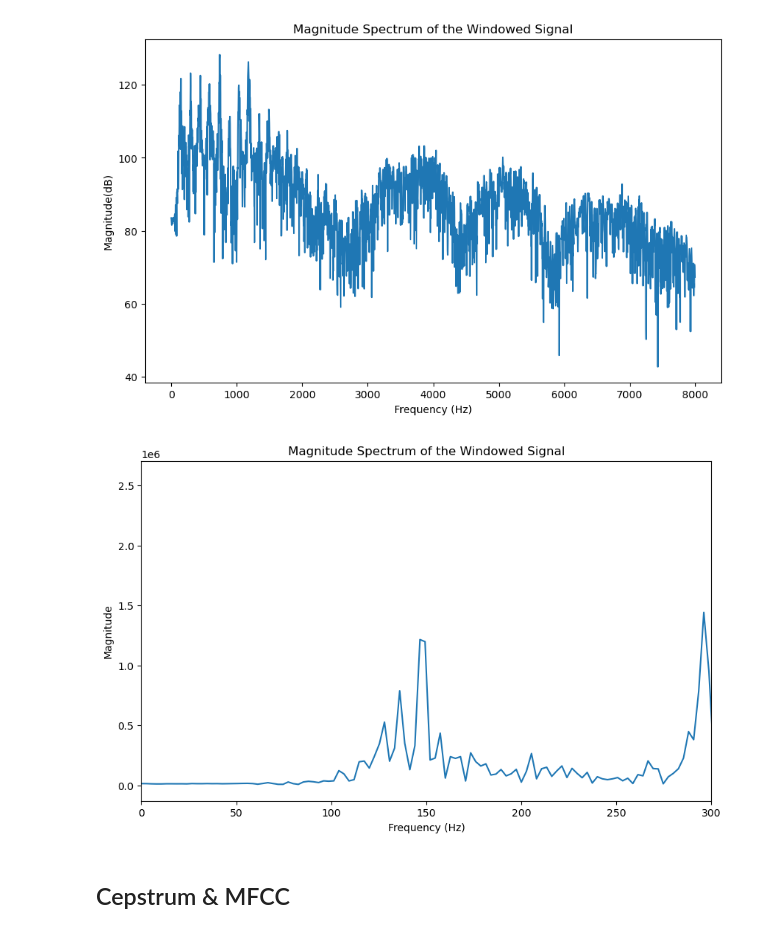
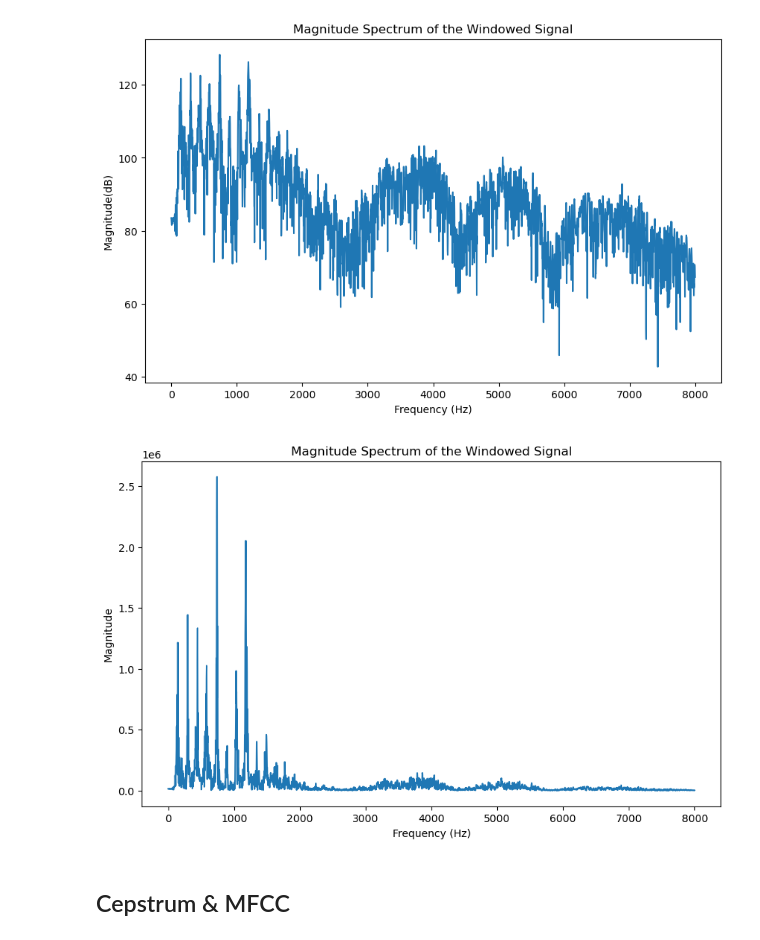
Before and after one commit to Ely6899/Audio_processing_project, a Jupyter notebook: denoiser_model/HW1.ipynb, the cells around one changed output. Saved outputs shown, nothing was run; the diff lists cells and outputs as text; code cells hidden in the pictures.

```diff
--- a/HW1.ipynb
+++ b/denoiser_model/HW1.ipynb
@@ -165,14 +165,14 @@ plt.show()
 # %%
 # Plot the magnitude spectrum
 plt.figure(figsize=(10, 6))
 plt.plot(frequencies, magnitude)
 plt.title("Magnitude Spectrum of the Windowed Signal")
 plt.xlabel("Frequency (Hz)")
-plt.xlim(0, 300)
+#plt.xlim(0, 300)
 plt.ylabel("Magnitude")
 plt.show()
 # %% [output]
-[figure, old version]
+[figure, new version]
 # %% [markdown]
 ## Cepstrum & MFCC
 # %%
```
Also changed, not shown: parts of 1 cell of this notebook, 1 other file.
